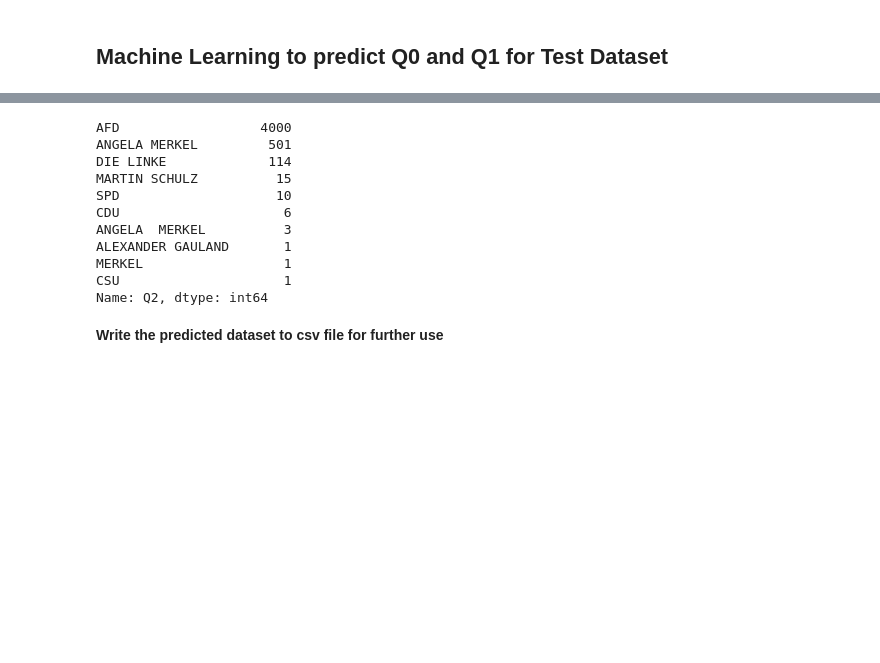
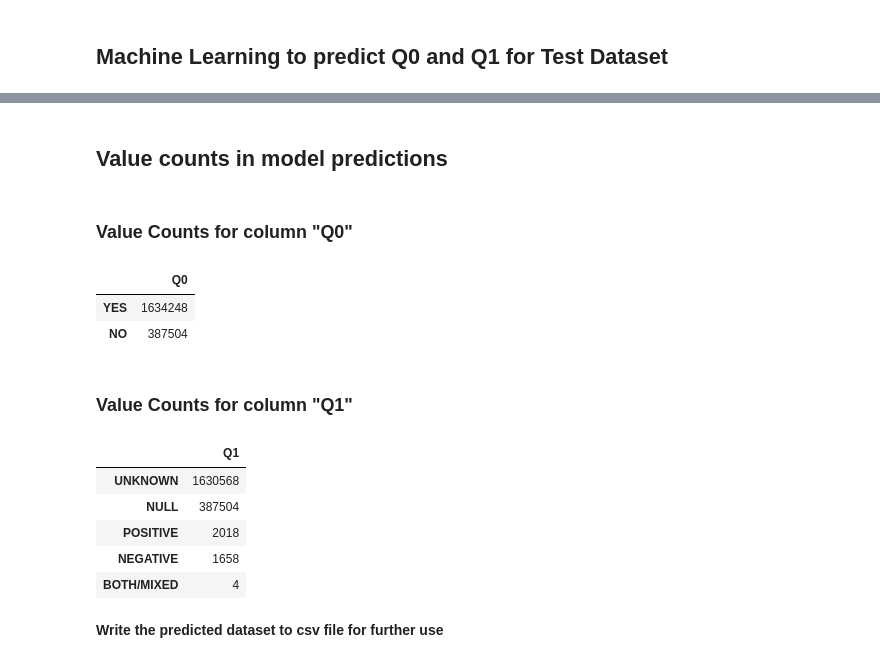
Before and after one commit to ChoudhuryAnkhi/sentiment-analysis-of-tweets-election-2017, a Jupyter notebook: notebooks/Creating dataset for machine learning - German Election.ipynb, the cells around one changed output, grey strips where cells are left out. Cells and saved outputs as stored; diff of their text form; code cells hidden in the pictures; blank space fills up the shorter version.

```diff
--- a/notebooks/Creating dataset for machine learning - German Election.ipynb
+++ b/notebooks/Creating dataset for machine learning - German Election.ipynb
@@ -367,17 +334,32 @@ Name: Q1, dtype: int64
-# %%
-train_df.Q2.value_counts()
-# %% [output]
-AFD                  4000
-ANGELA MERKEL         501
-DIE LINKE             114
-MARTIN SCHULZ          15
-SPD                    10
-CDU                     6
-ANGELA  MERKEL          3
-ALEXANDER GAULAND       1
-MERKEL                  1
-CSU                     1
-Name: Q2, dtype: int64
+# %%
+from IPython.core.display import HTML, display
+def print_html(input):
+    return display(HTML(input))
+# %%
+print_html("<h2>Value counts in model predictions</h2>")
+for col in ["Q0","Q1"]:
+    print_html("<h3>Value Counts for column \"{}\"</h3>".format(col))
+    display(df_predictions[col].value_counts().to_frame())
+# observations
+# there is an overwhelming majority of relevant tweets - more than 85%
+# note that NULL values in Q1 only happen if  Q0 is NO -- hence their counts match
+#
+# looking at the values of Q1
+# -- we observe that the annotation data is largely biased towards unknown
+# thus we would do well to drop "Speaker's Mood" from our analysis
+# %% [output]
+Value counts in model predictions
+Value Counts for column "Q0"
+|  | Q0 |
+| YES | 1634248 |
+| NO | 387504 |
+Value Counts for column "Q1"
+|  | Q1 |
+| UNKNOWN | 1630568 |
+| NULL | 387504 |
+| POSITIVE | 2018 |
+| NEGATIVE | 1658 |
+| BOTH/MIXED | 4 |
 # %% [markdown]
 __Write the predicted dataset to csv file for further use__
 # %%
```
Also changed, not shown: parts of 23 cells of this notebook.
